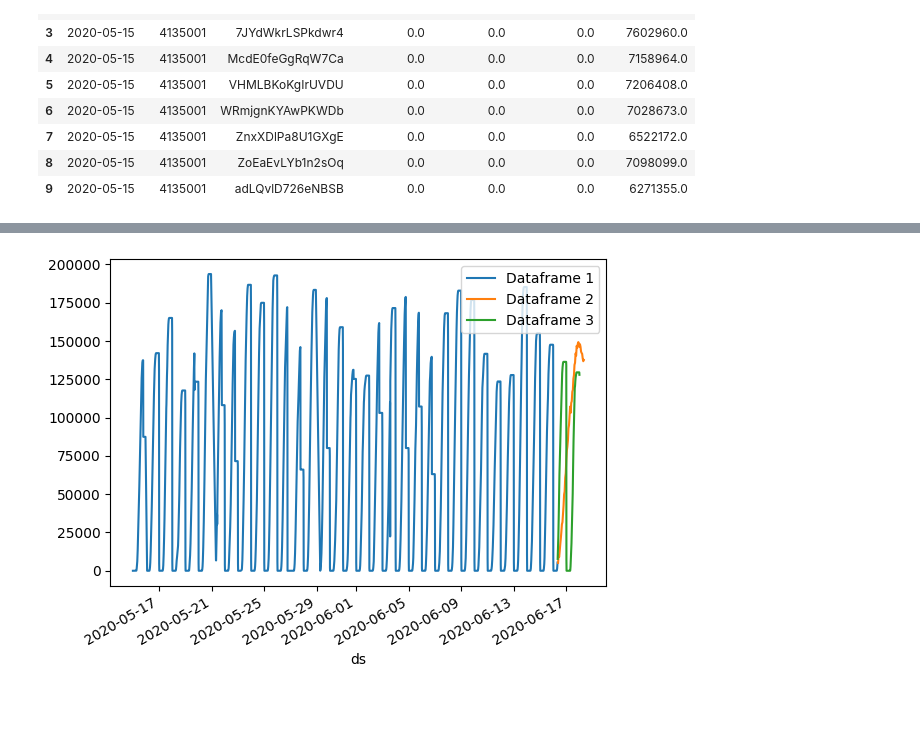
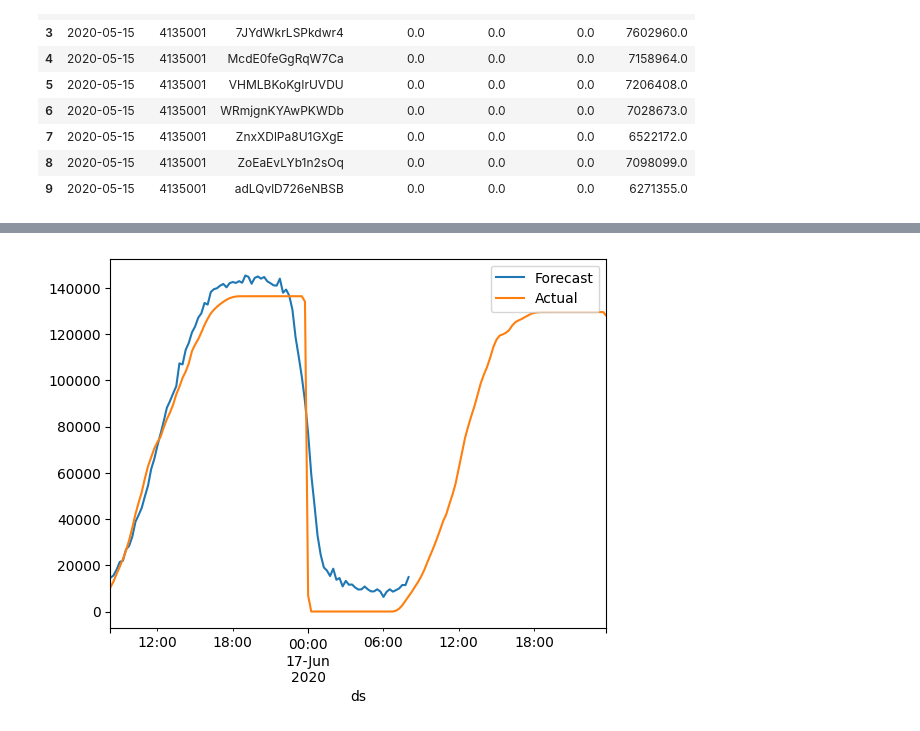
Before and after one commit to jhivandebenoit/Ensemble-Forecasting, a Jupyter notebook: neuralforecast.ipynb, the cells around one changed output, grey strips where cells are left out. Saved outputs shown, nothing was run; the diff lists cells and outputs as text; code cells hidden in the pictures; blank space fills up the shorter version.

Commit message:
Added multivariate forecasting and MAPE calculations

```diff
--- a/neuralforecast.ipynb
+++ b/neuralforecast.ipynb
@@ -115,3 +47,6 @@ gen_1.head(10)
 | 7 | 2020-05-15 | 4135001 | ZnxXDlPa8U1GXgE | 0.0 | 0.0 | 0.0 | 6522172.0 |
 | 8 | 2020-05-15 | 4135001 | ZoEaEvLYb1n2sOq | 0.0 | 0.0 | 0.0 | 7098099.0 |
 | 9 | 2020-05-15 | 4135001 | adLQvlD726eNBSB | 0.0 | 0.0 | 0.0 | 6271355.0 |
+# %%
+merged_df = pd.merge(gen_1, sens_1, on='DATE_TIME')
+merged_df
@@ -146,0 +101,11 @@ dtype: int64
+# %%
+multivariate_df = merged_df.groupby('DATE_TIME').agg({
+    'DAILY_YIELD': 'sum',
+    'AMBIENT_TEMPERATURE': 'mean',
+    'MODULE_TEMPERATURE': 'mean',
+    'IRRADIATION': 'mean'
+}).reset_index()
+multivariate_df.rename(columns={'DAILY_YIELD': 'y', 'DATE_TIME': 'ds'}, inplace=True)
+
+multivariate_df['unique_id'] = 1
+multivariate_df.head()
@@ -147,10 +119,10 @@ dtype: int64
 # %%
-train=pred_gen[:3000]
-test=pred_gen[3000:]
+train=multivariate_df[:3000]
+test=multivariate_df[3000:]
 plt.figure(figsize=(15,5))
 plt.plot(train['y'],label='Train',color='navy')
 plt.plot(test['y'],label='Test',color='darkorange')
-plt.title('Last 4 days of daily yield',fontsize=17)
+plt.title('Month of Yield',fontsize=17)
 plt.legend()
 plt.show()
 # %% [output]
@@ -183,0 +191,3 @@ Seed set to 1
+# %%
+subset_columns = ['NBEATS', 'LSTM', 'RNN','NHITS']
+predictions['ensemble'] = (predictions['NBEATS'] + predictions['LSTM'] + predictions['RNN'] + predictions['NHITS']) / 4
@@ -184,12 +211,12 @@ Seed set to 1
 # %%
 import matplotlib.pyplot as plt
 
 
-train.plot(x='ds', y='y', kind='line', label='Dataframe 1', ax=plt.gca())
 
-Y_hat_df.plot(x='ds', y='NBEATS', kind='line', label='Dataframe 2', ax=plt.gca())
+predictions.plot(x='ds', y='ensemble', kind='line', label='Forecast', ax=plt.gca())
 
-test.plot(x='ds', y='y', kind='line', label='Dataframe 3', ax=plt.gca())
+test.plot(x='ds', y='y', kind='line', label='Actual', ax=plt.gca())
+
 plt.show()
 # %% [output]
-[figure, old version]
+[figure, new version]
```
Also changed, not shown: parts of 24 cells of this notebook, 2 other files.
